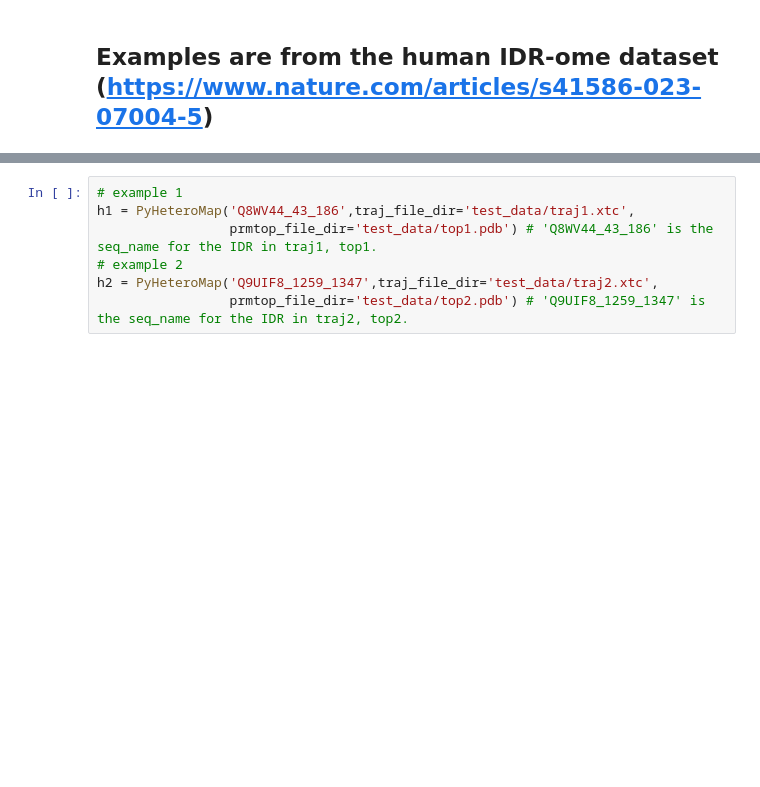
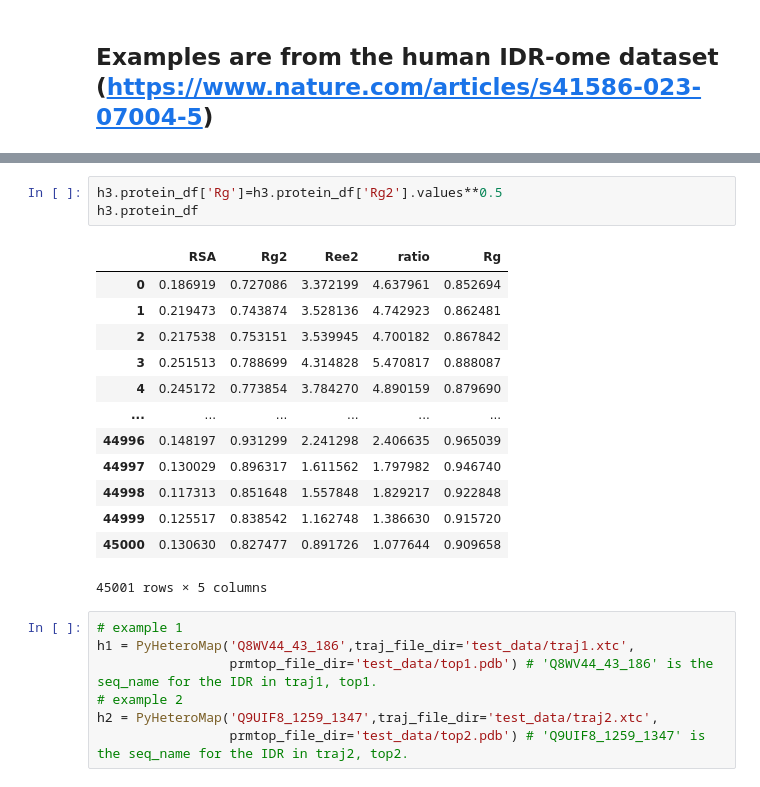
Before and after one commit to hshadman/IDP_Global_Local_Conformational_Landscapes, a Jupyter notebook: examples/example_usage.ipynb, the cells around one changed output, grey strips where cells are left out. Cells and saved outputs as stored; diff of their text form; blank space fills up the shorter version.

```diff
--- a/examples/example_usage.ipynb
+++ b/examples/example_usage.ipynb
@@ -16,3 +42,20 @@ import os
+# %%
+h3.protein_df['Rg']=h3.protein_df['Rg2'].values**0.5
+h3.protein_df
+# %% [output]
+|  | RSA | Rg2 | Ree2 | ratio | Rg |
+| 0 | 0.186919 | 0.727086 | 3.372199 | 4.637961 | 0.852694 |
+| 1 | 0.219473 | 0.743874 | 3.528136 | 4.742923 | 0.862481 |
+| 2 | 0.217538 | 0.753151 | 3.539945 | 4.700182 | 0.867842 |
+| 3 | 0.251513 | 0.788699 | 4.314828 | 5.470817 | 0.888087 |
+| 4 | 0.245172 | 0.773854 | 3.784270 | 4.890159 | 0.879690 |
+| ... | ... | ... | ... | ... | ... |
+| 44996 | 0.148197 | 0.931299 | 2.241298 | 2.406635 | 0.965039 |
+| 44997 | 0.130029 | 0.896317 | 1.611562 | 1.797982 | 0.946740 |
+| 44998 | 0.117313 | 0.851648 | 1.557848 | 1.829217 | 0.922848 |
+| 44999 | 0.125517 | 0.838542 | 1.162748 | 1.386630 | 0.915720 |
+| 45000 | 0.130630 | 0.827477 | 0.891726 | 1.077644 | 0.909658 |
+45001 rows × 5 columns
 # %%
 # example 1
 h1 = PyHeteroMap('Q8WV44_43_186',traj_file_dir='test_data/traj1.xtc',
```
Also changed, not shown: parts of 2 cells of this notebook, 2 other files.
